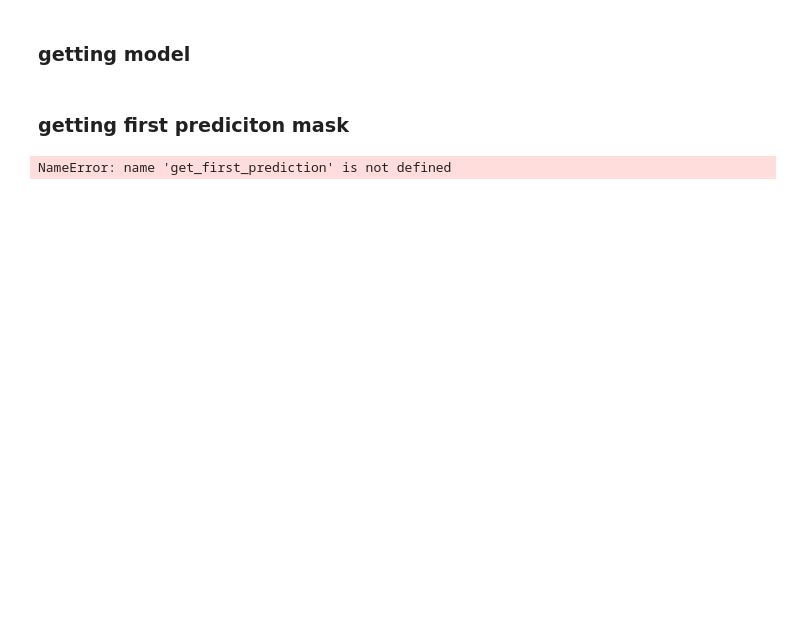
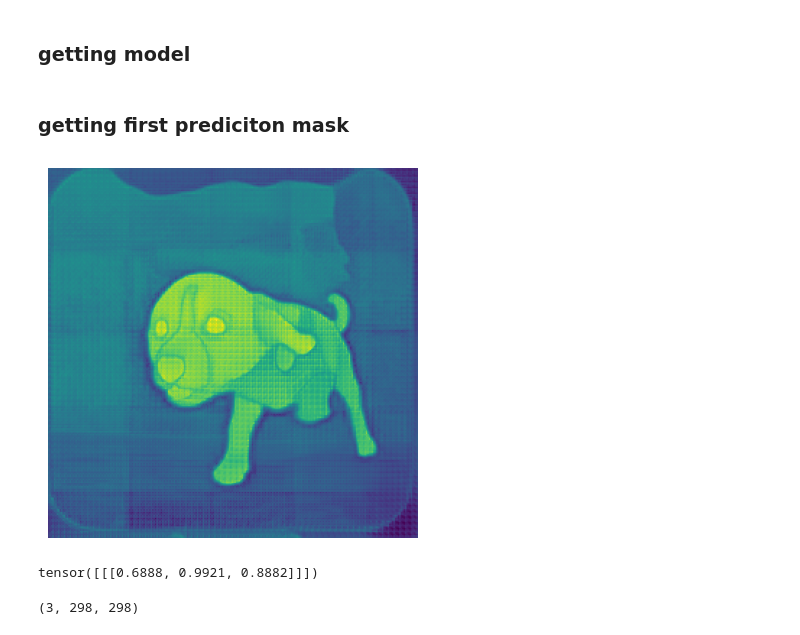
Before and after one commit to HasanGoni/labeling_test, a Jupyter notebook: nbs/index.ipynb, the cells around one changed output. Drawn from its saved outputs; the diff is of its cells as text; code cells hidden in the pictures; blank space fills up the shorter version.

```diff
--- a/nbs/index.ipynb
+++ b/nbs/index.ipynb
@@ -64,12 +75,18 @@ processor = AutoProcessor.from_pretrained("facebook/sam-vit-huge")
 model = SamModel.from_pretrained("facebook/sam-vit-huge")
 # %% [markdown]
 ### getting first prediciton mask
+# %%
+device='cpu'
 # %%
 outputs, tst_feat,topk_xy, topk_label, input_sam, best_idx = get_first_prediction(
                                         ref_img=ref_image,
                                         ref_msk=ref_mask,
                                         tst_img=tst_img,
                                         model=model,
-                                        processor=processor, print_=False)
+                                        processor=processor,
+                                        device=device,
+                                        print_=False)
-# %% [output]
-NameError: name 'get_first_prediction' is not defined
+# %%
+show_(outputs['pred_masks'].to('cpu').numpy()[0][0][0])
+# %% [output]
+[figure, added]
@@ -75,0 +110,8 @@ NameError: name 'get_first_prediction' is not defined
+# %%
+outputs_r['iou_scores']
+# %% [output]
+tensor([[[0.6888, 0.9921, 0.8882]]])
+# %%
+masks.shape
+# %% [output]
+(3, 298, 298)
```
Also changed, not shown: parts of 8 cells of this notebook, 4 other files.
